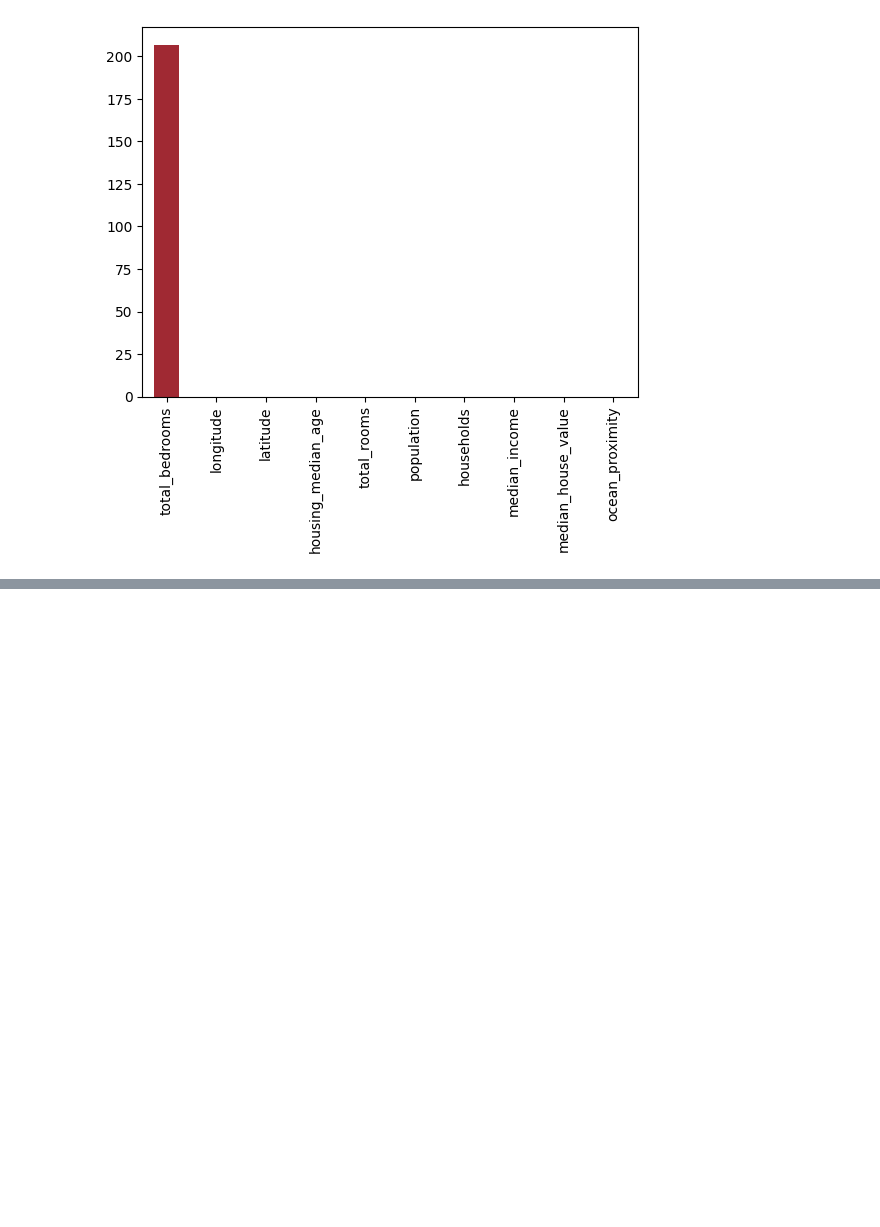
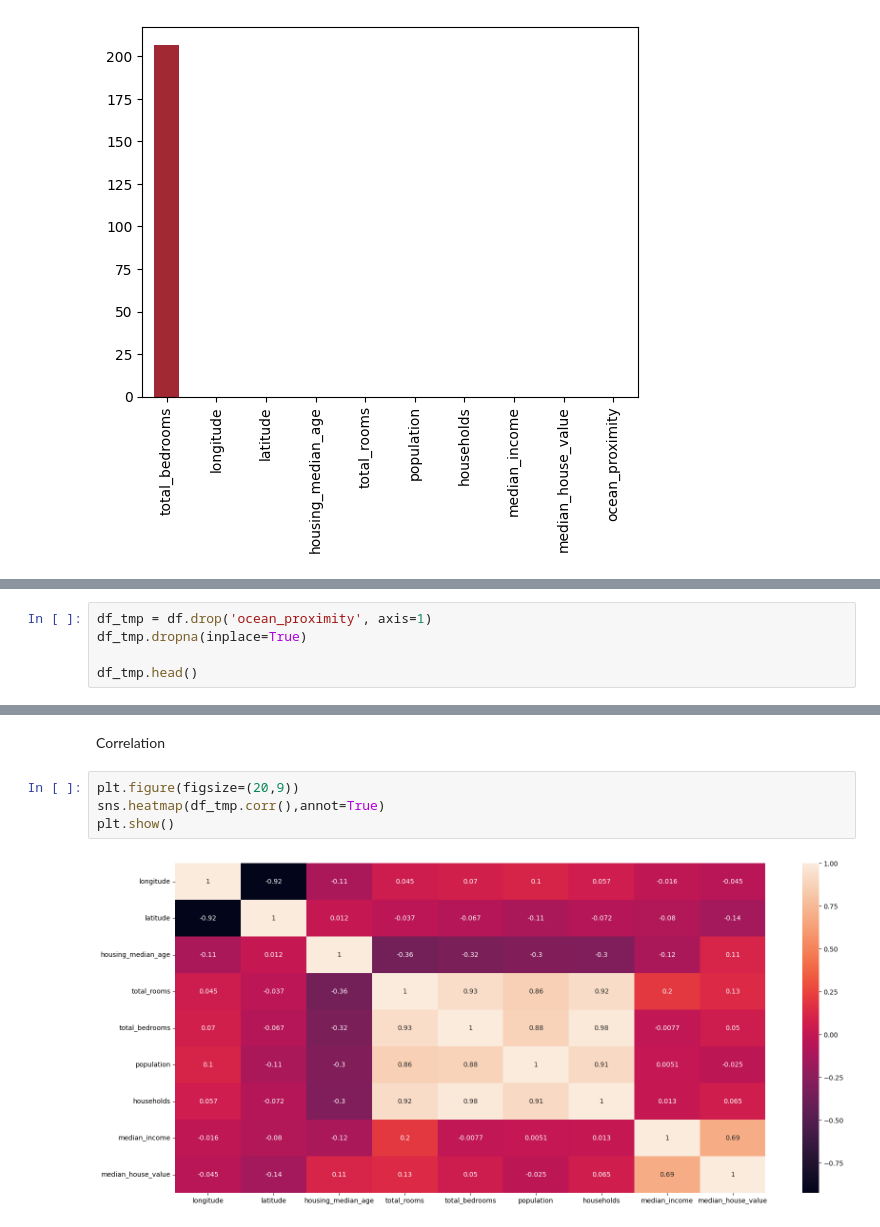
Before and after one commit to majidgolbaz/Regreesion, a Jupyter notebook: Housing-Dataset.ipynb, the cells around one changed output, grey strips where cells are left out. Saved outputs shown, nothing was run; the diff lists cells and outputs as text; blank space fills up the shorter version.

```diff
--- a/Housing-Dataset.ipynb
+++ b/Housing-Dataset.ipynb
@@ -60,0 +63,5 @@ plt.show()
+# %%
+df_tmp = df.drop('ocean_proximity', axis=1)
+df_tmp.dropna(inplace=True)
+
+df_tmp.head()
@@ -60,0 +75,8 @@ plt.show()
+# %% [markdown]
+Correlation
+# %%
+plt.figure(figsize=(20,9))
+sns.heatmap(df_tmp.corr(),annot=True)
+plt.show()
+# %% [output]
+[figure, added]
```
Also changed, not shown: parts of 6 cells of this notebook.
